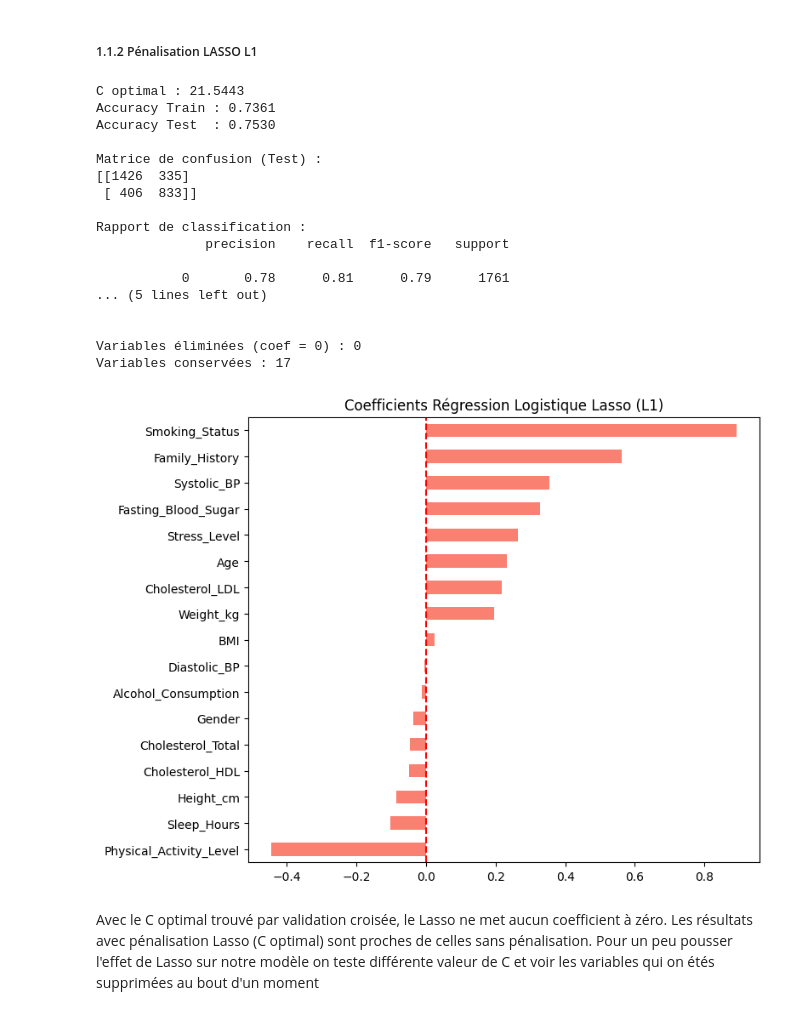
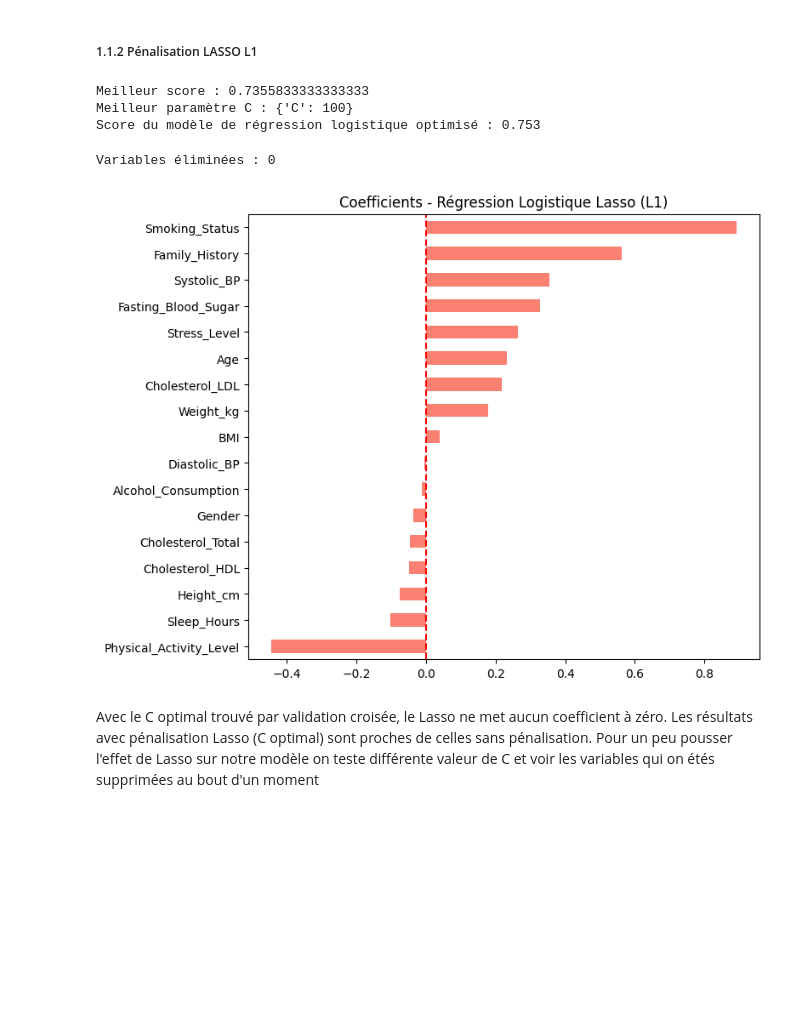
Before and after one commit to AhmedBousbih/Projet-Machine-learning, a Jupyter notebook: Projet_ML_py.ipynb, the cells around one changed output. Saved outputs shown, nothing was run; the diff lists cells and outputs as text; code cells hidden in the pictures; blank space fills up the shorter version.

```diff
--- a/Projet_ML_py.ipynb
+++ b/Projet_ML_py.ipynb
@@ -165,64 +164,33 @@ weighted avg       0.75      0.75      0.75      3000
 # %% [markdown]
 ##### 1.1.2 Pénalisation LASSO L1
 # %%
-from sklearn.linear_model import LogisticRegressionCV
+from sklearn.model_selection import GridSearchCV
 
-# ── Régression Logistique avec pénalisation L1 ────────────────
-# On utilise LogisticRegressionCV pour optimiser C par validation croisée
-# C = 1/lambda (plus C est petit, plus la pénalisation est forte)
-log_lasso = LogisticRegressionCV(
-    penalty='l1',
-    solver='saga',
-    cv=10,
-    max_iter=1000,
-    random_state=randomseed
-)
-log_lasso.fit(X_train_scaled, y_train)
+param = [{"C": [0.001,0.01, 0.1, 1, 10, 100]}]
+logit = GridSearchCV(LogisticRegression(penalty="l1",solver="liblinear"), param_grid=param, cv=10,n_jobs=-1)
+logit0pt=logit.fit(Xr_train, y_train)
+logit0pt.best_params_["C"]
+print("Meilleur score :",logit0pt.best_score_)
+print("Meilleur paramètre C :", logit0pt.best_params_)
 
-# ── C optimal trouvé par validation croisée ───────────────────
-print(f"C optimal : {log_lasso.C_[0]:.4f}")
-
-# ── Prédictions ───────────────────────────────────────────────
-y_pred_train_lasso = log_lasso.predict(X_train_scaled)
-y_pred_test_lasso  = log_lasso.predict(X_test_scaled)
-
-# ── Performances ──────────────────────────────────────────────
-print(f"Accuracy Train : {accuracy_score(y_train, y_pred_train_lasso):.4f}")
-print(f"Accuracy Test  : {accuracy_score(y_test, y_pred_test_lasso):.4f}")
-print("\nMatrice de confusion (Test) :")
-print(confusion_matrix(y_test, y_pred_test_lasso))
-print("\nRapport de classification :")
-print(classification_report(y_test, y_pred_test_lasso))
-
-# ── Coefficients (variables sélectionnées) ────────────────────
-coef_lasso = pd.Series(log_lasso.coef_[0], index=X.columns)
-print(f"\nVariables éliminées (coef = 0) : {sum(coef_lasso == 0)}")
-print(f"Variables conservées : {sum(coef_lasso != 0)}")
-
-coef_lasso.sort_values().plot(kind='barh', figsize=(8, 6), color='salmon')
-plt.title("Coefficients Régression Logistique Lasso (L1)")
-plt.axvline(0, color='red', linestyle='--')
-plt.tight_layout()
-plt.show()
+yChap = logit0pt.predict(Xr_test)
+print("Score du modèle de régression logistique optimisé :", accuracy_score(y_test, yChap))
 # %% [output]
-C optimal : 21.5443
-Accuracy Train : 0.7361
-Accuracy Test  : 0.7530
-
-Matrice de confusion (Test) :
-[[1426  335]
- [ 406  833]]
-
-Rapport de classification :
-              precision    recall  f1-score   support
-
-           0       0.78      0.81      0.79      1761
-... (5 lines left out)
-
-
-Variables éliminées (coef = 0) : 0
-Variables conservées : 17
+Meilleur score : 0.7355833333333333
+Meilleur paramètre C : {'C': 100}
+Score du modèle de régression logistique optimisé : 0.753
-[figure, removed]
+# %%
+# Visualisation des coefficients
+coef_lasso = pd.Series(logit0pt.best_estimator_.coef_[0], index=X.columns)
+print(f"Variables éliminées : {sum(coef_lasso == 0)}")
+coef_lasso.sort_values().plot(kind='barh', figsize=(8,6), color='salmon')
+plt.title("Coefficients - Régression Logistique Lasso (L1)")
+plt.axvline(0, color='red', linestyle='--')
+plt.tight_layout()
+plt.show()
+# %% [output]
+Variables éliminées : 0
+[figure, added]
 # %% [markdown]
 Avec le C optimal trouvé par validation croisée, le Lasso ne met aucun coefficient à zéro. Les résultats avec pénalisation Lasso (C optimal) sont proches de celles sans pénalisation. Pour un peu pousser l'effet de Lasso sur notre modèle on teste différente valeur de C et voir les variables qui on étés supprimées au bout d'un moment
 # %%
```
Also changed, not shown: parts of 5 cells of this notebook, 1 other file.
